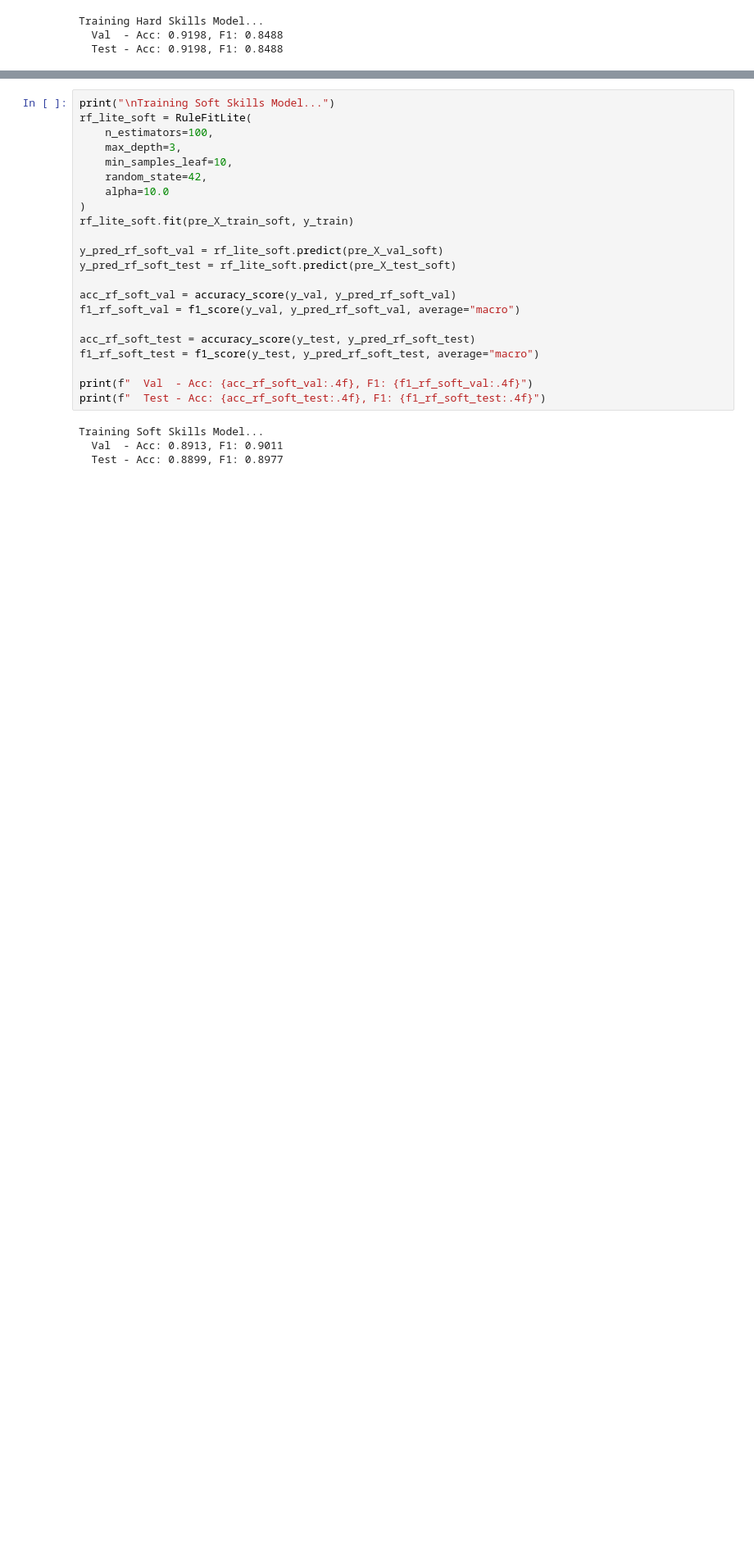
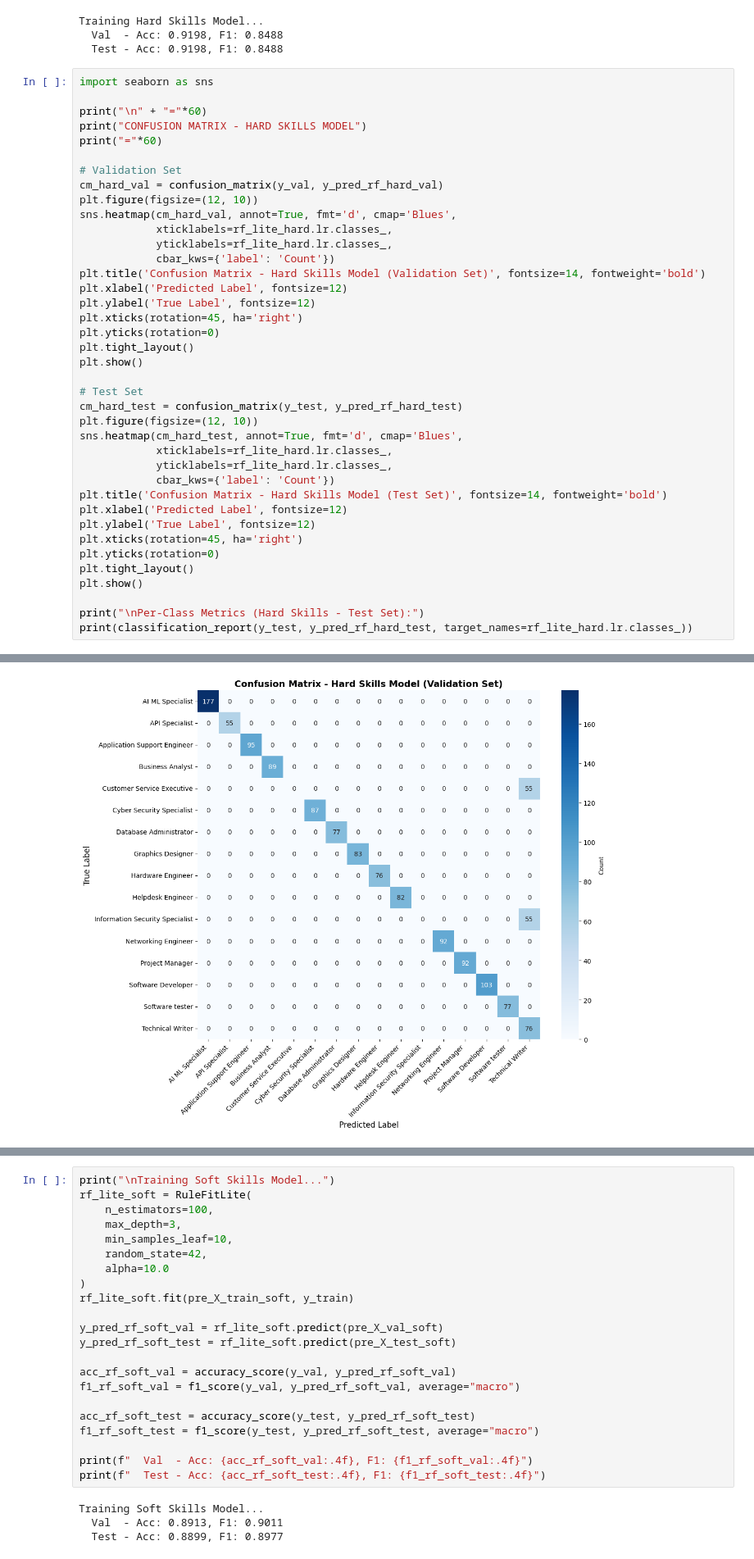
Before and after one commit to tamamfb/Job-Recommendation, a Jupyter notebook: New Model/training.ipynb, the cells around one changed output, grey strips where cells are left out. Shown at 82% size. Cells and saved outputs as stored; diff of their text form; blank space fills up the shorter version.

Commit message:
conf matrix

```diff
--- a/New Model/training.ipynb
+++ b/New Model/training.ipynb
@@ -255,3 +255,43 @@ print(f"  Test - Acc: {acc_rf_hard_test:.4f}, F1: {f1_rf_hard_test:.4f}")
 Training Hard Skills Model...
   Val  - Acc: 0.9198, F1: 0.8488
   Test - Acc: 0.9198, F1: 0.8488
+# %%
+import seaborn as sns
+
+print("\n" + "="*60)
+print("CONFUSION MATRIX - HARD SKILLS MODEL")
+print("="*60)
+
+# Validation Set
+cm_hard_val = confusion_matrix(y_val, y_pred_rf_hard_val)
+plt.figure(figsize=(12, 10))
+sns.heatmap(cm_hard_val, annot=True, fmt='d', cmap='Blues',
+            xticklabels=rf_lite_hard.lr.classes_,
+            yticklabels=rf_lite_hard.lr.classes_,
+            cbar_kws={'label': 'Count'})
+plt.title('Confusion Matrix - Hard Skills Model (Validation Set)', fontsize=14, fontweight='bold')
+plt.xlabel('Predicted Label', fontsize=12)
+plt.ylabel('True Label', fontsize=12)
+plt.xticks(rotation=45, ha='right')
+plt.yticks(rotation=0)
+plt.tight_layout()
+plt.show()
+
+# Test Set
+cm_hard_test = confusion_matrix(y_test, y_pred_rf_hard_test)
+plt.figure(figsize=(12, 10))
+sns.heatmap(cm_hard_test, annot=True, fmt='d', cmap='Blues',
+            xticklabels=rf_lite_hard.lr.classes_,
+            yticklabels=rf_lite_hard.lr.classes_,
+            cbar_kws={'label': 'Count'})
+plt.title('Confusion Matrix - Hard Skills Model (Test Set)', fontsize=14, fontweight='bold')
+plt.xlabel('Predicted Label', fontsize=12)
+plt.ylabel('True Label', fontsize=12)
+plt.xticks(rotation=45, ha='right')
+plt.yticks(rotation=0)
+plt.tight_layout()
+plt.show()
+
+print("\nPer-Class Metrics (Hard Skills - Test Set):")
+print(classification_report(y_test, y_pred_rf_hard_test, target_names=rf_lite_hard.lr.classes_))
+# %% [output]
@@ -257,0 +301 @@ Training Hard Skills Model...
+[figure, added]
```
Also changed, not shown: parts of 4 cells of this notebook, 4 other files.
